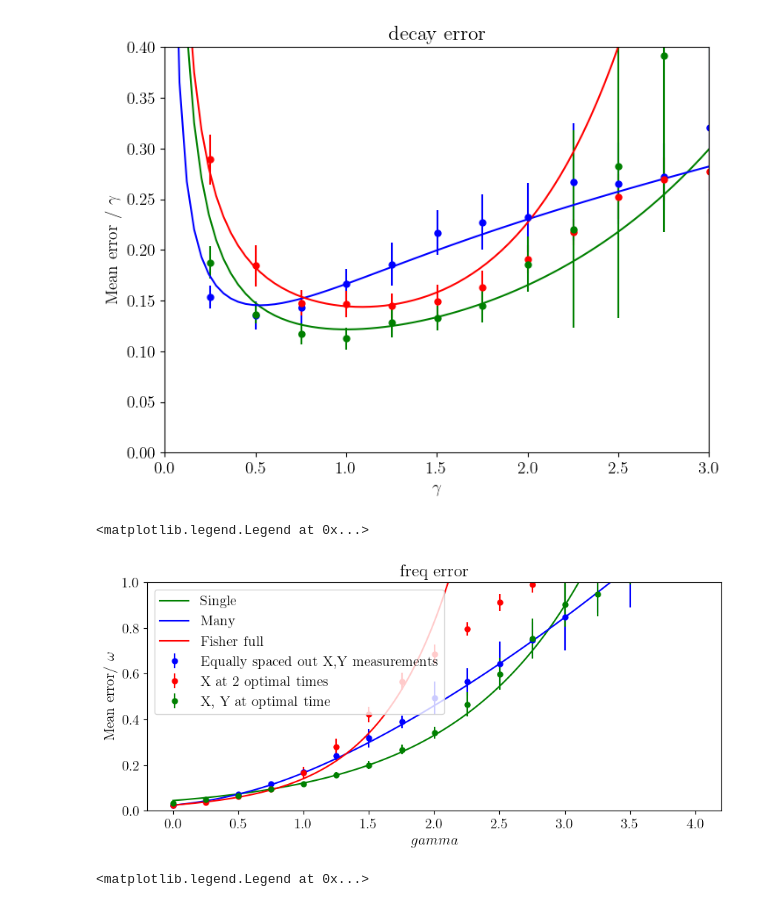
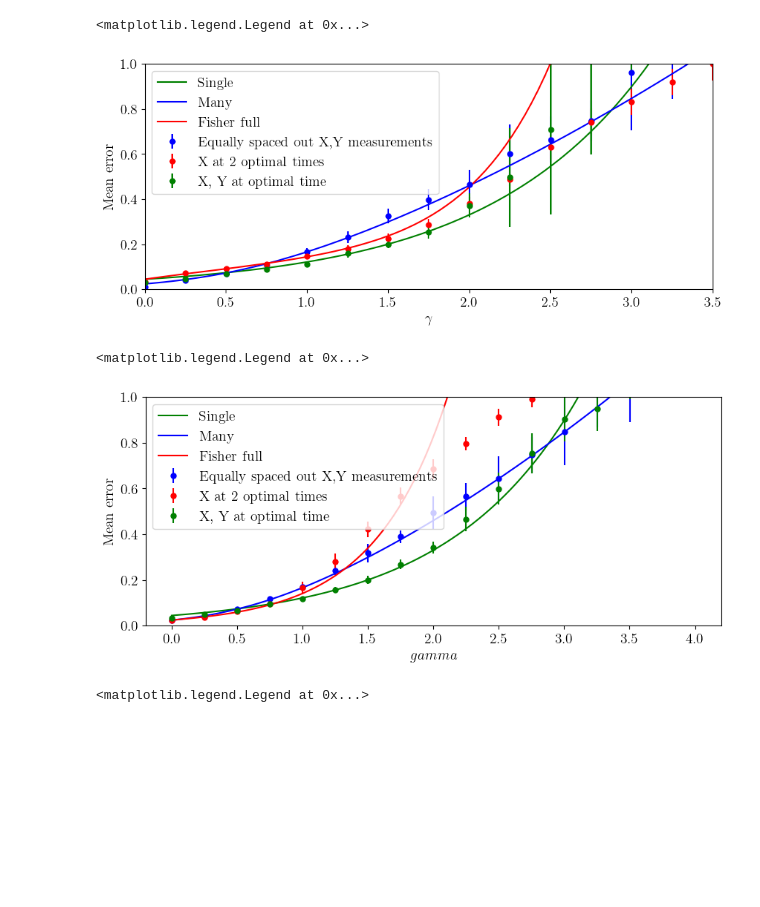
Before and after one commit to Davidkatom/Crosstalk, a Jupyter notebook: Paper/GraphForPaper.ipynb, the cells around one changed output. Drawn from its saved outputs; the diff is of its cells as text; code cells hidden in the pictures; blank space fills up the shorter version.

```diff
--- a/Paper/GraphForPaper.ipynb
+++ b/Paper/GraphForPaper.ipynb
@@ -127,7 +127,7 @@ errors_uniform_std = loaded_df["errors_uniform_std_a"].values
 
 import matplotlib.pyplot as plt
 
-plt.figure(figsize=(8, 6))  # Adjust the figure size to make the plot longer
+plt.figure(figsize=(10, 4))  # Adjust the figure size to make the plot longer
 plt.rcParams['text.usetex'] = True
 font = {'family': 'normal',
         'weight': 'bold',
@@ -141,11 +141,11 @@ plt.rc('font', **font)
 # plt.plot(Decay, 100 * np.array(errors_local_median ), linestyle='--', marker='o', color='green', markersize=5,
 #          label='X, Y at non-optimal time')
 
-plt.errorbar(Decay, np.array(errors_uniform_median)/Decay, yerr= np.array(errors_uniform_std)/Decay,
+plt.errorbar(Decay, np.array(errors_uniform_median), yerr= np.array(errors_uniform_std),
              fmt='o', color='blue', label='Equally spaced out X,Y measurements', markersize=5)
-plt.errorbar(Decay, np.array(errors_fisher_median)/Decay, yerr= np.array(errors_fisher_std )/Decay,
+plt.errorbar(Decay, np.array(errors_fisher_median), yerr= np.array(errors_fisher_std ),
              fmt='o', color='red', label='X at 2 optimal times', markersize=5)
-plt.errorbar(Decay,  np.array(errors_local_median)/Decay, yerr= np.array(errors_local_std )/Decay, fmt='o',
+plt.errorbar(Decay,  np.array(errors_local_median), yerr= np.array(errors_local_std ), fmt='o',
              color='green', label='X, Y at optimal time', markersize=5)
 
 # Scatter points for 75th percentiles
@@ -165,43 +165,44 @@ sigma_fisher = 1 / np.sqrt(N/2)
 Gamma = np.linspace(0, 4, 100)
 
 error_single = []
 error_many = []
 error_fisher = []
 error_fisher_full = []
 for g in Gamma:
     g =g
-    error_single.append(rao_bound_complex([t], g, sigma_single/g))
-    error_many.append(rao_bound_complex(T_many, g, sigma_many)/g)
-    error_fisher.append(rao_bound_gausian(t_fisher, 1, g, sigma_fisher)[0]/g)
-    error_fisher_full.append(rao_bound(t_fisher, 1, g, [N/2, N/2])[0]/g)
+    error_single.append(rao_bound_complex([t], g, sigma_single))
+    error_many.append(rao_bound_complex(T_many, g, sigma_many))
+    error_fisher.append(rao_bound_gausian(t_fisher, 1, g, sigma_fisher)[0])
+    error_fisher_full.append(rao_bound(t_fisher, 1, g, [N/2, N/2])[0])
 
 plt.plot(Gamma, error_single, label='Single', color='green')
 plt.plot(Gamma, error_many, label='Many', color='blue')
 # plt.plot(Gamma, error_fisher, label='Fisher', color = 'orange')
 plt.plot(Gamma, error_fisher_full, label='Fisher full', color = 'red')
 # plt.plot(T, ratio, label='Ratio single/many')
 # plt.plot(T, np.ones(samples), label='1')
 # plt.ylim([0,0.2])
 
 
 ###
 
 # plt.title(f'Shots={Decay} ')
-plt.title('decay error')
+# plt.title('decay error')
 
 plt.xlabel('$\gamma$')
-plt.ylabel('Mean error / $\gamma$')
+plt.ylabel('Mean error')
 plt.grid()
 # plt.yscale('log')
 # plt.xscale('log')
 
-plt.xlim([0, 3])
-plt.ylim([0,0.4])
+plt.xlim([0, 3.5])
+plt.ylim([0,1])
 plt.grid()
 
-# plt.legend()
+plt.legend()
 # %% [output]
+<matplotlib.legend.Legend at 0x...>
-[figure, old version]
+[figure, new version]
 # %%
 import numpy as np
 import pandas as pd
@@ -280,20 +281,21 @@ plt.plot(Gamma, error_fisher_full, label='Fisher full', color = 'red')
 
 ###
 
-plt.title('freq error')
+# plt.title('freq error')
 plt.xlabel('$gamma$')
-plt.ylabel('Mean error/ $\omega$')
+plt.ylabel('Mean error')
 plt.grid()
 # plt.yscale('log')
 # plt.xscale('log')
 # plt.xlim([0, 2.52])
 plt.ylim([0,1])
+
 plt.grid()
 
 plt.legend()
 # %% [output]
 <matplotlib.legend.Legend at 0x...>
-[figure, old version]
+[figure, new version]
 # %%
 import numpy as np
 import pandas as pd
```
Also changed, not shown: 3 other files.
